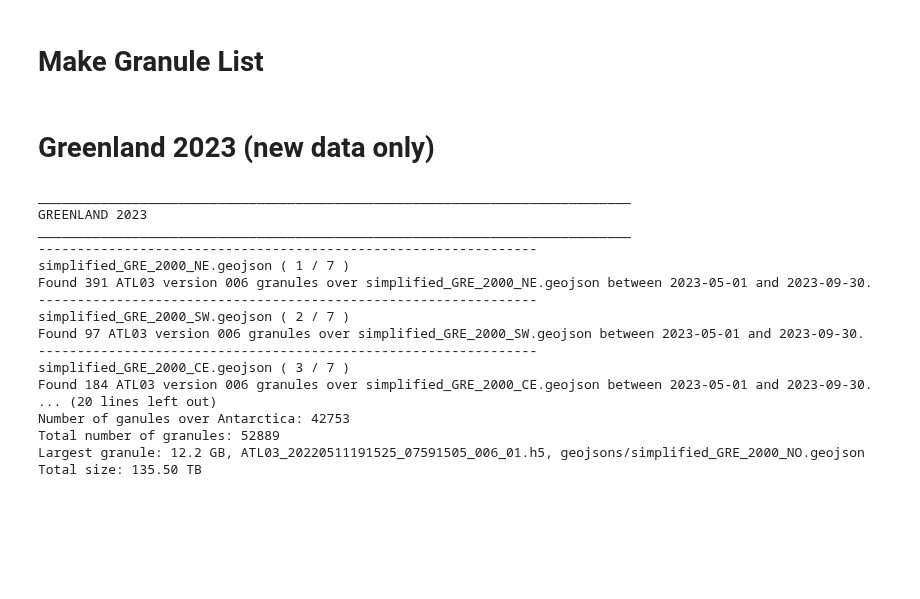
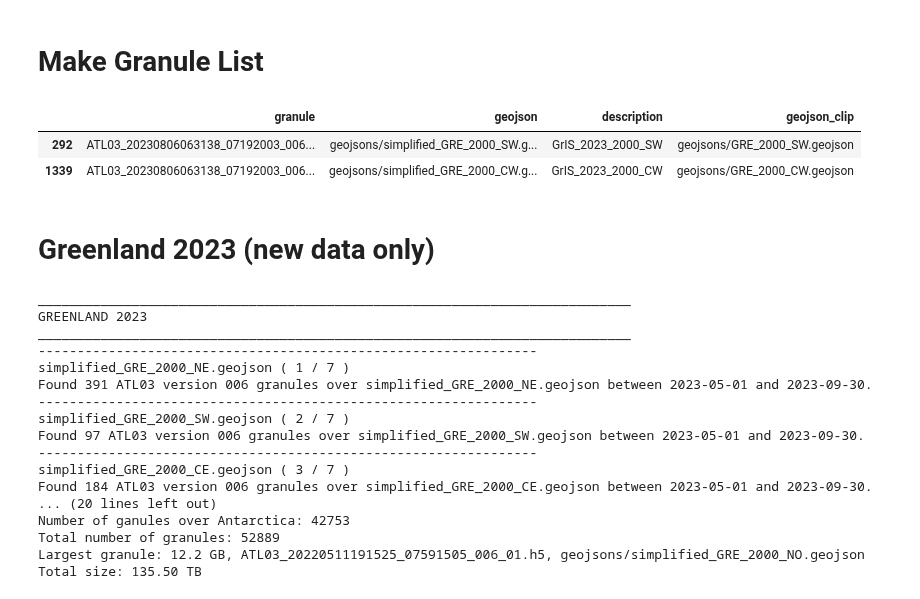
Before and after one commit to fliphilipp/GlacierLakeDetectionICESat2, a Jupyter notebook: make_granule_list.ipynb, the cells around one changed output. Drawn from its saved outputs; the diff is of its cells as text; code cells hidden in the pictures; blank space fills up the shorter version.

Commit message:
add testing granule lists and submit files for gre 2023

```diff
--- a/make_granule_list.ipynb
+++ b/make_granule_list.ipynb
@@ -29,6 +29,18 @@ df = make_granule_list(fn_gjsn.split('/')[-1], start_date='2022-01-04', end_date
                        icesheet='AIS', meltseason='2021-22', list_out_name=outname_list,
                        version=None)
 df
+# %%
+nms = ['granule', 'geojson', 'description', 'geojson_clip']
+df = pd.read_csv('granule_lists/GRE_2000_May2023_Sep2023_newdata.csv', header=None, names=nms)
+dfg = df[df.apply(lambda x: (x.granule[6:14] == '20230806'), axis=1)]
+# dfg.to_csv('granule_lists/newdata_gre-2023_test-15.csv', header=False, index=False)
+dfg = dfg[dfg.apply(lambda x: (('SW' in x.geojson) | ('CW' in x.geojson)) & ('0719' in x.granule), axis=1)]
+dfg.to_csv('granule_lists/newdata_gre-2023_test-2.csv', header=False, index=False)
+dfg
+# %% [output]
+|  | granule | geojson | description | geojson_clip |
+| 292 | ATL03_20230806063138_07192003_006... | geojsons/simplified_GRE_2000_SW.g... | GrIS_2023_2000_SW | geojsons/GRE_2000_SW.geojson |
+| 1339 | ATL03_20230806063138_07192003_006... | geojsons/simplified_GRE_2000_CW.g... | GrIS_2023_2000_CW | geojsons/GRE_2000_CW.geojson |
 # %%
 'granule_lists/GRE_2000_May2019_Jun2023.csv'
 'granule_lists/ANT_1000_Dec2018_Mar2021.csv'
```
Also changed, not shown: 6 other files.
